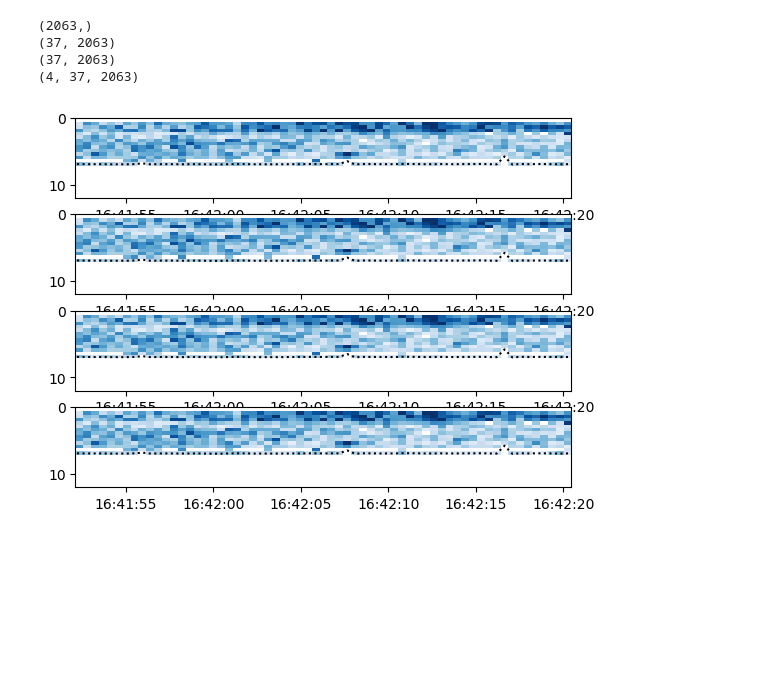
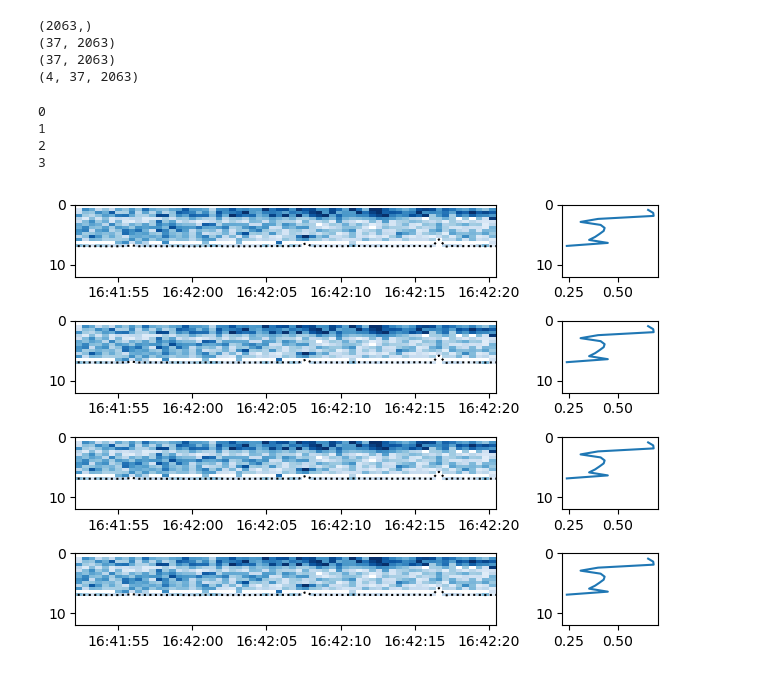
Before and after one commit to cresposito/flocs-lmr, a Jupyter notebook: adcpTestRead.ipynb, the cells around one changed output. Cells and saved outputs as stored; diff of their text form; code cells hidden in the pictures; blank space fills up the shorter version.

```diff
--- a/adcpTestRead.ipynb
+++ b/adcpTestRead.ipynb
@@ -72,23 +73,40 @@ print(ds.vel.shape)
 
 #remove data that is in the bin that contains the bed depth, as well as the two bins above that
 # %%
-fig,axs=plt.subplots(4)
+fig = plt.figure(tight_layout=True)
+gs = gridspec.GridSpec(4, 4)
 
 for i in range(0,4):
 
-    pcm=axs[i].pcolormesh(t[ens[0]:ens[1]], ds['range'], V_mag[:,ens[0]:ens[1]], cmap='Blues', shading='nearest')
-    axs[i].set_ylim([12, 0])
+    ax = fig.add_subplot(gs[i,0:3])
+    pcm = ax.pcolormesh(t[ens[0]:ens[1]], ds['range'], V_mag[:,ens[0]:ens[1]], cmap='Blues', shading='nearest')
+    ax.set_ylim([12, 0])
     pcm.set_clim([0, 1])
-    axs[i].plot(t, ds.dist_bt.mean(dim=["beam"],),'k:')
+    ax.plot(t, ds.dist_bt.mean(dim=["beam"],),'k:')
+
+    ax = fig.add_subplot(gs[i,3])
+    ax.plot(np.nanmean(V_mag[:,ens[0]:ens[1]],axis=1),ds['range'])
+    ax.set_ylim([12, 0])
+
+    print(i)
+
+# Add colorbar
+#cbar = plt.colorbar(pcm, ax=ax)
+#cbar.set_label('Velocity')  # You can set your desired label here
+
 
 # Set up time on x-axis
 #ax.set_xlabel('Time')
 #ax.xaxis.set_major_formatter(dt.DateFormatter('%H:%M'))
 
 #ax.set_ylabel('Altitude [m]')
 #ax.set_ylim([12, 0])
 
 #plt.clim(0,100)
 #plt.colorbar(label='Horizontal Vel [m/s]')
 # %% [output]
+0
+1
+2
+3
-[figure, old version]
+[figure, new version]
```
Also changed, not shown: parts of 6 cells of this notebook.
